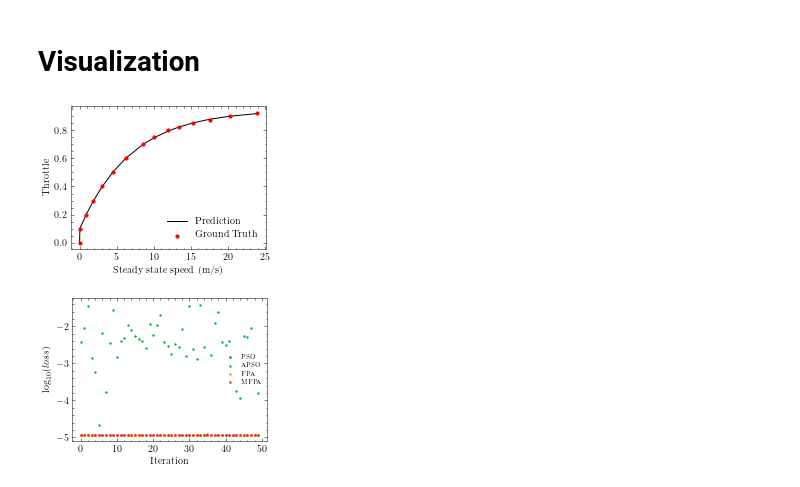
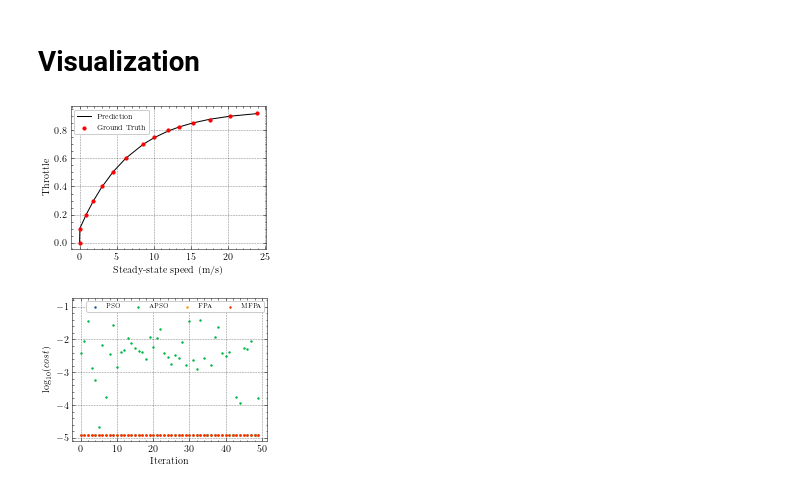
Before and after one commit to fadamsyah/longitudinal-control-based-nature-inspired-optimization, a Jupyter notebook: ssr/Analysis/Analysis.ipynb, the cells around one changed output. Cells and saved outputs as stored; diff of their text form; code cells hidden in the pictures.

Commit message:
Update SSR plots

```diff
--- a/ssr/Analysis/Analysis.ipynb
+++ b/ssr/Analysis/Analysis.ipynb
@@ -33,7 +33,9 @@ from numba import njit, prange
 from os import listdir
 from os.path import isfile, join
 
-plt.style.use(['science'])
+plt.style.use(['science', 'grid'])
+
+DPI = 500
 # %% [markdown]
 ## Ground Truth
 # %%
@@ -127,22 +129,23 @@ _ = forward_propagation(np.array([0.0, 0.1]), np.ones(3)*0.5)
 plt.figure()
 plt.plot(gt_v, forward_propagation(gt_v, params), color='black', label='Prediction', zorder=1)
 plt.scatter(gt_v, gt_u, s=10., color='red', label='Ground Truth', zorder=2)
-plt.xlabel('Steady state speed (m/s)')
+plt.xlabel('Steady-state speed (m/s)')
 plt.ylabel('Throttle')
-plt.legend()
-plt.savefig('img/result.png', dpi=600, transparent=True)
+plt.legend(fontsize=7)
+plt.savefig('img/result.png', dpi=DPI, transparent=True, bbox_inches='tight')
 plt.show()
 # %% [output]
-[figure, old version]
+[figure, new version]
 # %%
 plt.figure()
 names = ['PSO', 'APSO', 'FPA', 'MFPA']
 for i in range(len(dir_names)):
     plt.scatter(df_loss.index.values, np.log10(df_loss[dir_names[i]]), s=2., label=names[i])
 plt.xlabel('Iteration')
-plt.ylabel('$\mathrm{log}_{10}(loss)$')
-plt.legend(prop={'size': 6})
-plt.savefig('img/stability_check.png', dpi=600, transparent=True)
+plt.ylabel('$\mathrm{log}_{10}(cost)$')
+plt.legend(fontsize=6,  ncol=4, loc='upper right')
+plt.ylim([None,-0.75])
+plt.savefig('img/stability_check.png', dpi=DPI, transparent=True, bbox_inches='tight')
 plt.show()
 # %% [output]
-[figure, old version]
+[figure, new version]
```
Also changed, not shown: parts of 1 cell of this notebook, 3 other files.
